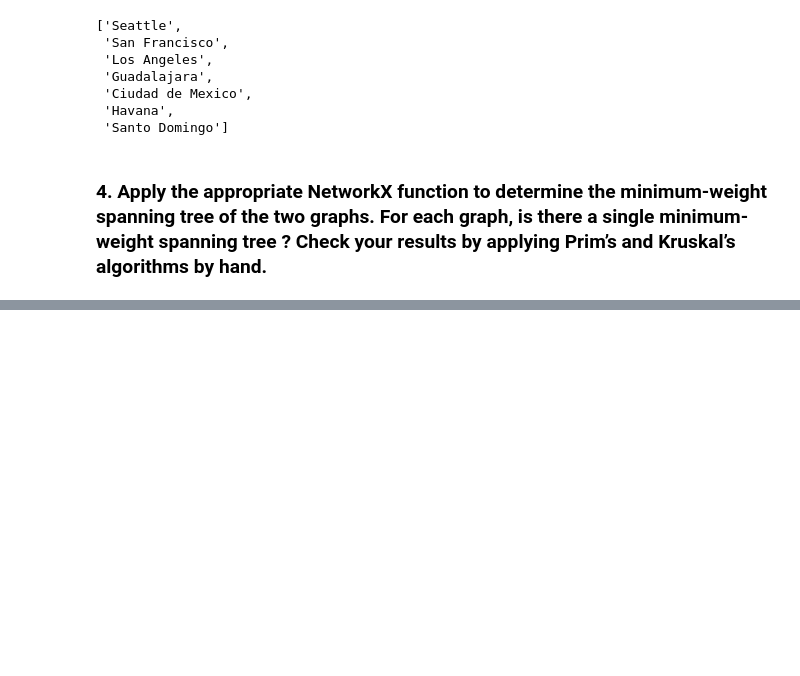
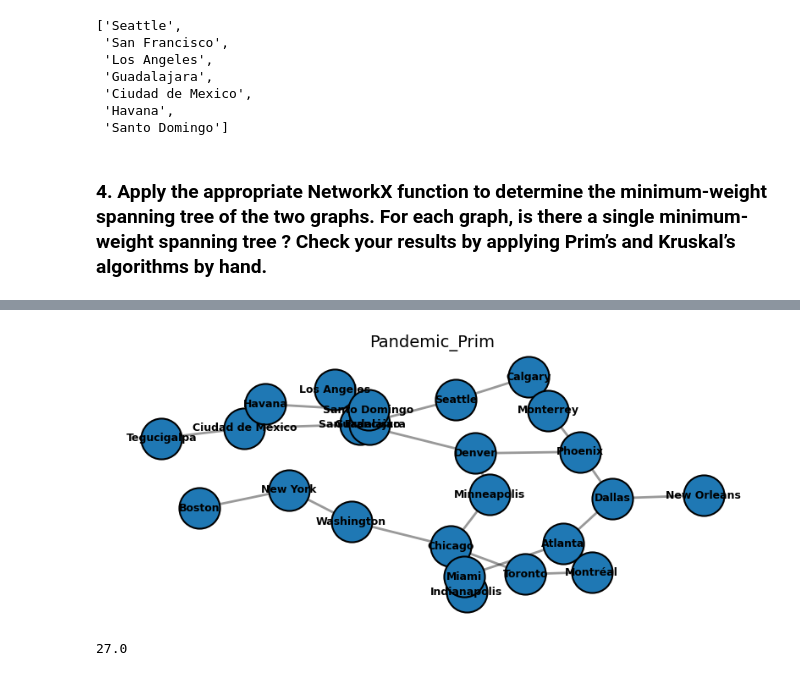
Before and after one commit to Souniz/Master2, a Jupyter notebook: ML_on_graph/TP2.ipynb, the cells around one changed output, grey strips where cells are left out. Cells and saved outputs as stored; diff of their text form; code cells hidden in the pictures; blank space fills up the shorter version.

```diff
--- a/ML_on_graph/TP2.ipynb
+++ b/ML_on_graph/TP2.ipynb
@@ -74,0 +102,8 @@ ticket_prim=nx.minimum_spanning_tree(ticket_graph,algorithm='prim')
+# %%
+show(pandi_prim,"Pandemic_Prim")
+# %% [output]
+[figure, added]
+# %%
+ticket_krus.size("weight")
+# %% [output]
+27.0
```
Also changed, not shown: parts of 21 cells of this notebook, 19 other files.
